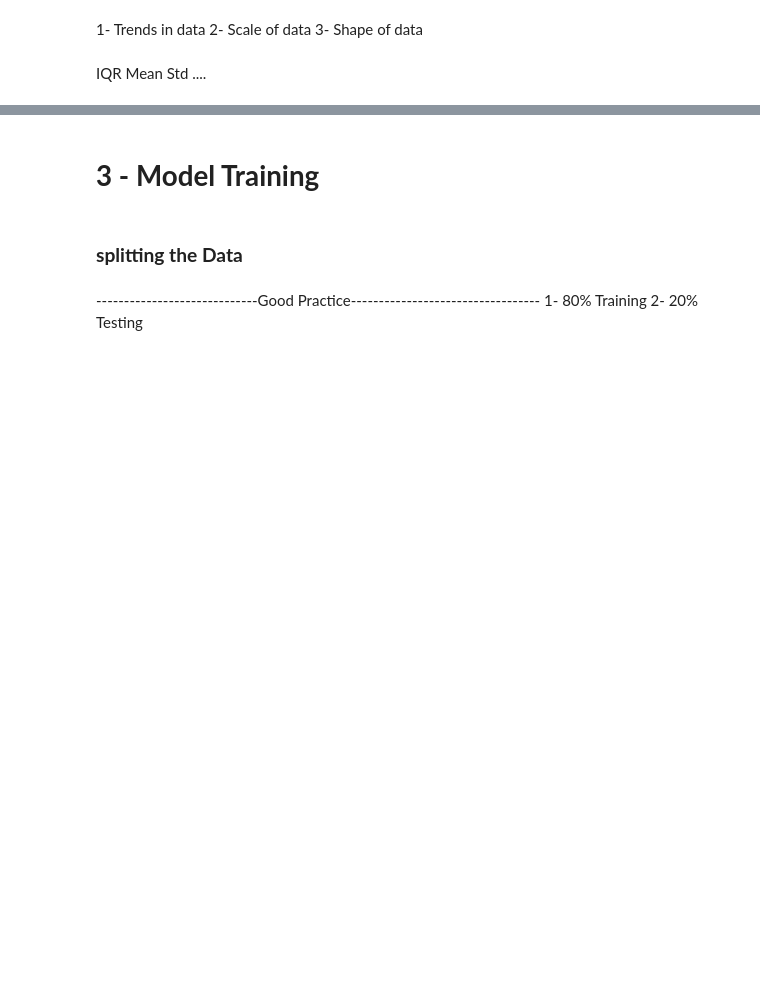
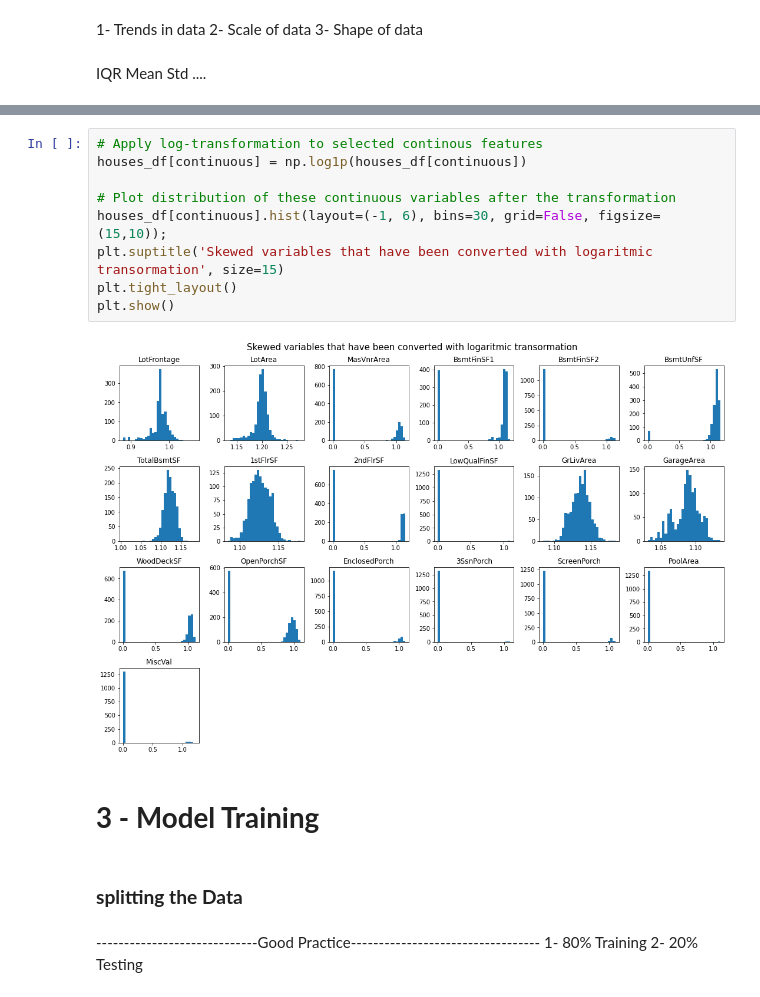
Before and after one commit to ImranNazir4/Data_Analysis_Projects, a Jupyter notebook: Numerical Data Analytics/House_Prices_Prediction/Untitled.ipynb, the cells around one changed output, grey strips where cells are left out. Cells and saved outputs as stored; diff of their text form; blank space fills up the shorter version.

```diff
--- a/Numerical Data Analytics/House_Prices_Prediction/Untitled.ipynb
+++ b/Numerical Data Analytics/House_Prices_Prediction/Untitled.ipynb
@@ -308,3 +361,14 @@ ValueError: could not convert string to float: 'Norm'
+# %%
+# Apply log-transformation to selected continous features
+houses_df[continuous] = np.log1p(houses_df[continuous])
+
+# Plot distribution of these continuous variables after the transformation
+houses_df[continuous].hist(layout=(-1, 6), bins=30, grid=False, figsize=(15,10));
+plt.suptitle('Skewed variables that have been converted with logaritmic transormation', size=15)
+plt.tight_layout()
+plt.show()
+# %% [output]
+[figure, added]
 # %% [markdown]
 # **3 - Model Training**
 # %% [markdown]
```
Also changed, not shown: parts of 43 cells of this notebook, 5 other files.
